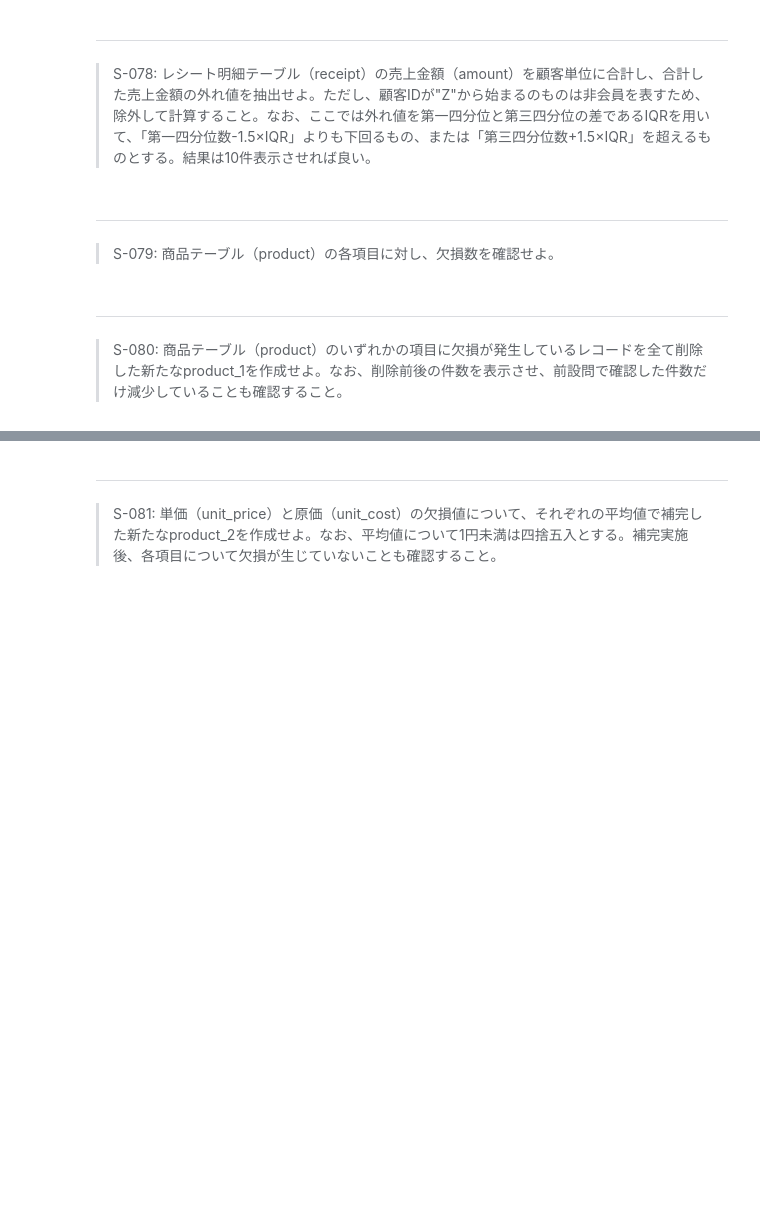
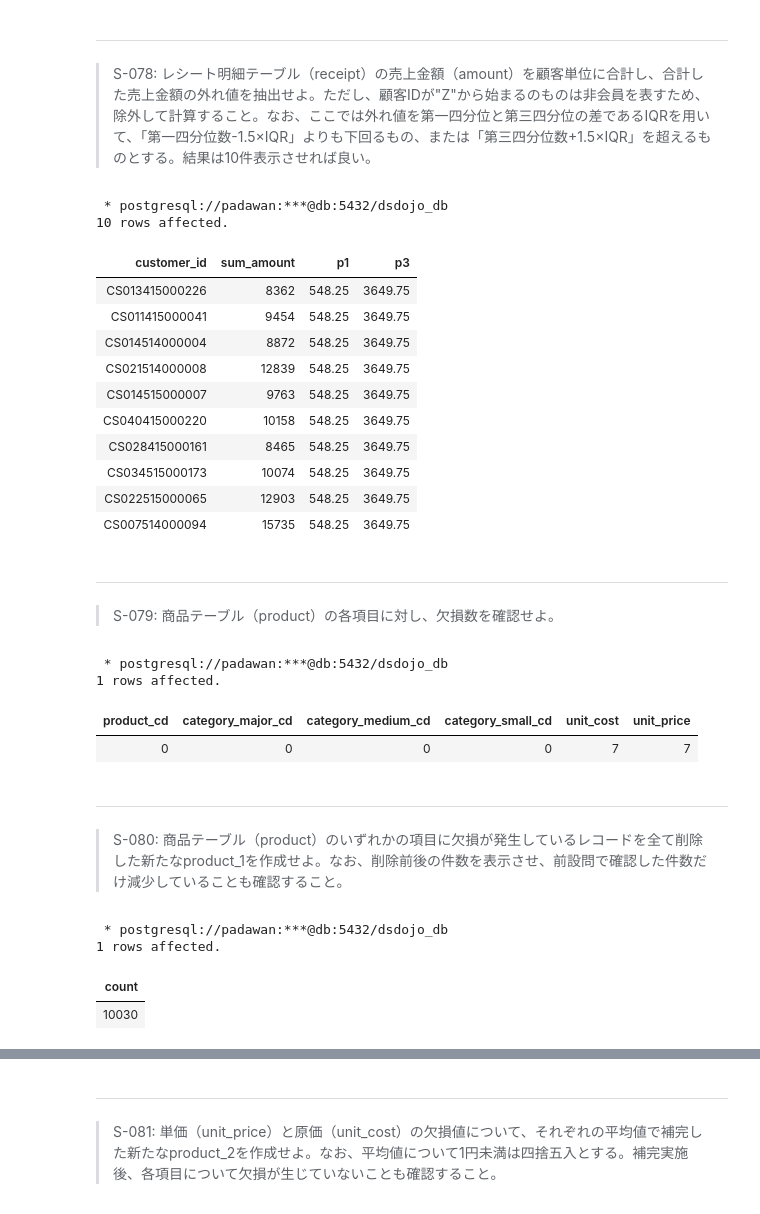
Before and after one commit to Toma0916/100knocks-preprocess, a Jupyter notebook: docker/work/preprocess_knock_SQL.ipynb, the cells around one changed output, grey strips where cells are left out. Drawn from its saved outputs; the diff is of its cells as text; code cells hidden in the pictures; blank space fills up the shorter version.

```diff
--- a/docker/work/preprocess_knock_SQL.ipynb
+++ b/docker/work/preprocess_knock_SQL.ipynb
@@ -1997,3 +2077,39 @@ LIMIT
+# %%
+%%sql
+WITH sales_amount AS (
+    SELECT
+        customer_id, SUM(amount) AS sum_amount
+    FROM
+        receipt
+    WHERE customer_id NOT LIKE 'Z%'
+    GROUP BY customer_id
+)
+SELECT
+    customer_id, sum_amount, p1, p3
+FROM
+    sales_amount
+CROSS JOIN (
+    SELECT
+        percentile_cont(0.25) WITHIN GROUP (ORDER BY sum_amount) as p1,
+        percentile_cont(0.75) WITHIN GROUP (ORDER BY sum_amount) as p3
+    FROM sales_amount
+) stats_amount
+WHERE sum_amount < (p1 - 1.5 * (p3 - p1)) OR (p3 + 1.5 * (p3 - p1) < sum_amount)
+LIMIT 10
+# %% [output]
+ * postgresql://padawan:***@db:5432/dsdojo_db
+10 rows affected.
+| customer_id | sum_amount | p1 | p3 |
+| CS013415000226 | 8362 | 548.25 | 3649.75 |
+| CS011415000041 | 9454 | 548.25 | 3649.75 |
+| CS014514000004 | 8872 | 548.25 | 3649.75 |
+| CS021514000008 | 12839 | 548.25 | 3649.75 |
+| CS014515000007 | 9763 | 548.25 | 3649.75 |
+| CS040415000220 | 10158 | 548.25 | 3649.75 |
+| CS028415000161 | 8465 | 548.25 | 3649.75 |
+| CS034515000173 | 10074 | 548.25 | 3649.75 |
+| CS022515000065 | 12903 | 548.25 | 3649.75 |
+| CS007514000094 | 15735 | 548.25 | 3649.75 |
 # %% [markdown]
 ---
 > S-079: 商品テーブル（product）の各項目に対し、欠損数を確認せよ。
@@ -2002,3 +2116,21 @@ LIMIT
+# %%
+%%sql
+
+SELECT
+    SUM(CASE WHEN product_cd IS NULL THEN 1 ELSE 0 END) AS product_cd,
+    SUM(CASE WHEN category_major_cd IS NULL THEN 1 ELSE 0 END) AS category_major_cd,
+    SUM(CASE WHEN category_medium_cd IS NULL THEN 1 ELSE 0 END) AS category_medium_cd,
+    SUM(CASE WHEN category_small_cd IS NULL THEN 1 ELSE 0 END) AS category_small_cd,
+    SUM(CASE WHEN unit_cost IS NULL THEN 1 ELSE 0 END) AS unit_cost,
+    SUM(CASE WHEN unit_price IS NULL THEN 1 ELSE 0 END) AS unit_price
+FROM
+    product
+LIMIT 10
+# %% [output]
+ * postgresql://padawan:***@db:5432/dsdojo_db
+1 rows affected.
+| product_cd | category_major_cd | category_medium_cd | category_small_cd | unit_cost | unit_price |
+| 0 | 0 | 0 | 0 | 7 | 7 |
 # %% [markdown]
 ---
 > S-080: 商品テーブル（product）のいずれかの項目に欠損が発生しているレコードを全て削除した新たなproduct_1を作成せよ。なお、削除前後の件数を表示させ、前設問で確認した件数だけ減少していることも確認すること。
@@ -2006,0 +2137,11 @@ LIMIT
+# %%
+%%sql
+SELECT
+    COUNT(1)
+FROM
+    product
+# %% [output]
+ * postgresql://padawan:***@db:5432/dsdojo_db
+1 rows affected.
+| count |
+| 10030 |
```
Also changed, not shown: parts of 10 cells of this notebook.
